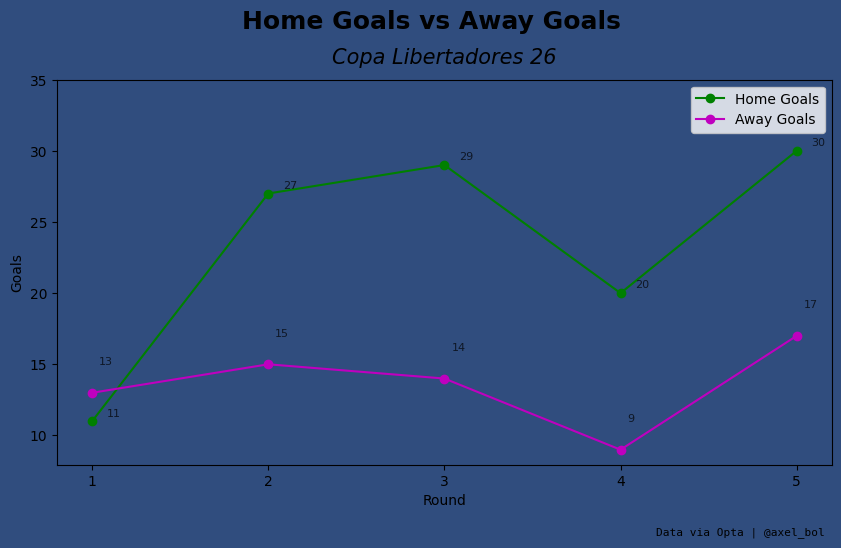
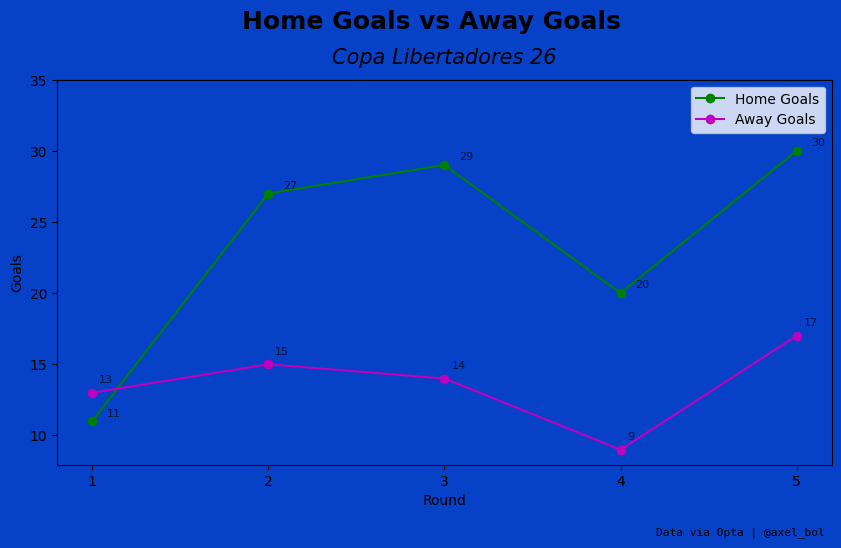
The change to this notebook cell's code, shown as a diff; its figure went from the first image to the second:
--- before
+++ after
@@ -5,8 +5,8 @@
 # ax.patch.set_facecolor('#AB58B0') # middle color
 
-plt.figure(figsize=(10, 5), facecolor="#304d7e")
+plt.figure(figsize=(10, 5), facecolor="#0641c8")
 
 ax = plt.gca()
-ax.set_facecolor("#304d7e") 
+ax.set_facecolor("#0641c8") 
 
 
@@ -33,5 +33,5 @@
     plt.annotate(row['away_goals'], 
                 (row['matchRound'], row['away_goals']),
-                xytext=(5, 20), textcoords='offset points',
+                xytext=(5, 7), textcoords='offset points',
                 fontsize=8, alpha=0.7)
     
@@ -53,5 +53,5 @@
 
 # save img
-plt.savefig(r'C:\Users\axel_\Documents\conda\images\line_home_away.png', dpi=300, bbox_inches='tight', pad_inches=0.35)
+# plt.savefig(r'C:\Users\axel_\Documents\conda\images\line_home_away.png', dpi=300, bbox_inches='tight', pad_inches=0.35)
 
 plt.show()

Commit: universitario tolima round 6